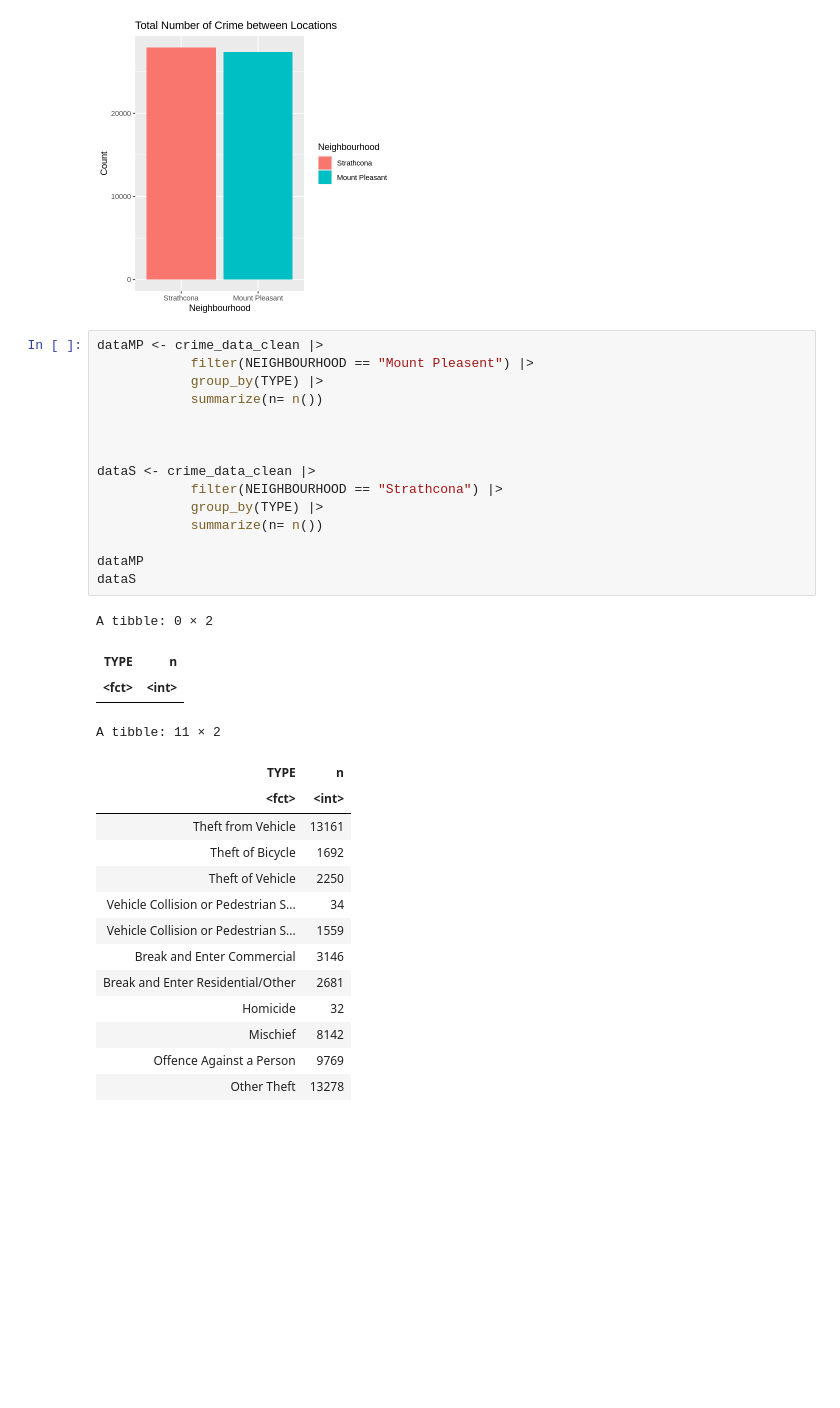
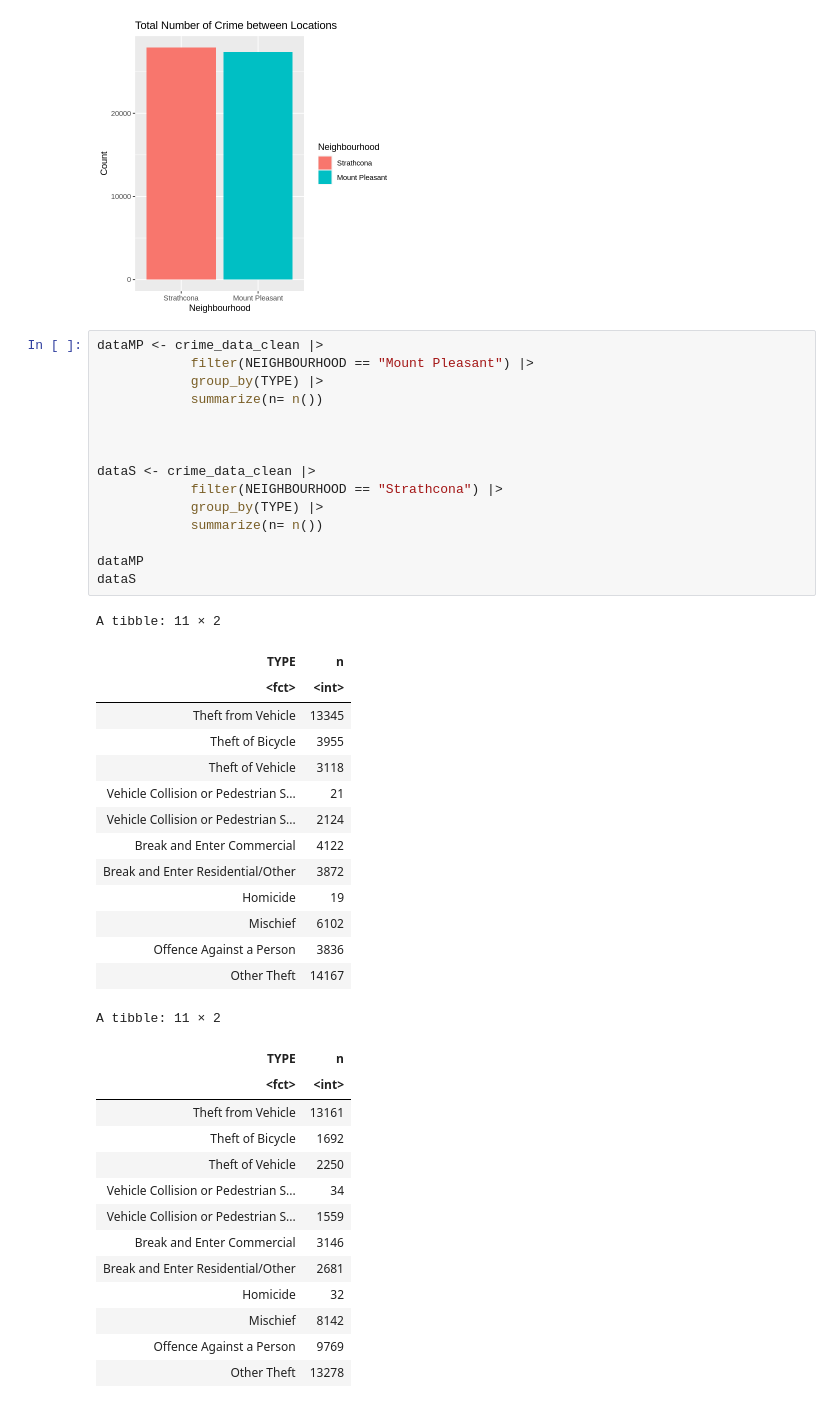
Before and after one commit to vkyaang/Stat201-project, a Jupyter notebook: project.ipynb, the cells around one changed output. Cells and saved outputs as stored; diff of their text form; blank space fills up the shorter version.

```diff
--- a/project.ipynb
+++ b/project.ipynb
@@ -151,23 +151,34 @@ Warning message in is.na(e1) | is.na(e2):
 [figure]
 # %%
 dataMP <- crime_data_clean |>
-            filter(NEIGHBOURHOOD == "Mount Pleasent") |>
+            filter(NEIGHBOURHOOD == "Mount Pleasant") |>
             group_by(TYPE) |>
             summarize(n= n())
 
 
 
 dataS <- crime_data_clean |>
             filter(NEIGHBOURHOOD == "Strathcona") |>
             group_by(TYPE) |>
             summarize(n= n())
 
 dataMP
 dataS
 # %% [output]
-A tibble: 0 × 2
+A tibble: 11 × 2
 | TYPE | n |
 | <fct> | <int> |
+| Theft from Vehicle | 13345 |
+| Theft of Bicycle | 3955 |
+| Theft of Vehicle | 3118 |
+| Vehicle Collision or Pedestrian S... | 21 |
+| Vehicle Collision or Pedestrian S... | 2124 |
+| Break and Enter Commercial | 4122 |
+| Break and Enter Residential/Other | 3872 |
+| Homicide | 19 |
+| Mischief | 6102 |
+| Offence Against a Person | 3836 |
+| Other Theft | 14167 |
 A tibble: 11 × 2
 | TYPE | n |
 | <fct> | <int> |
```
Also changed, not shown: parts of 6 cells of this notebook.
